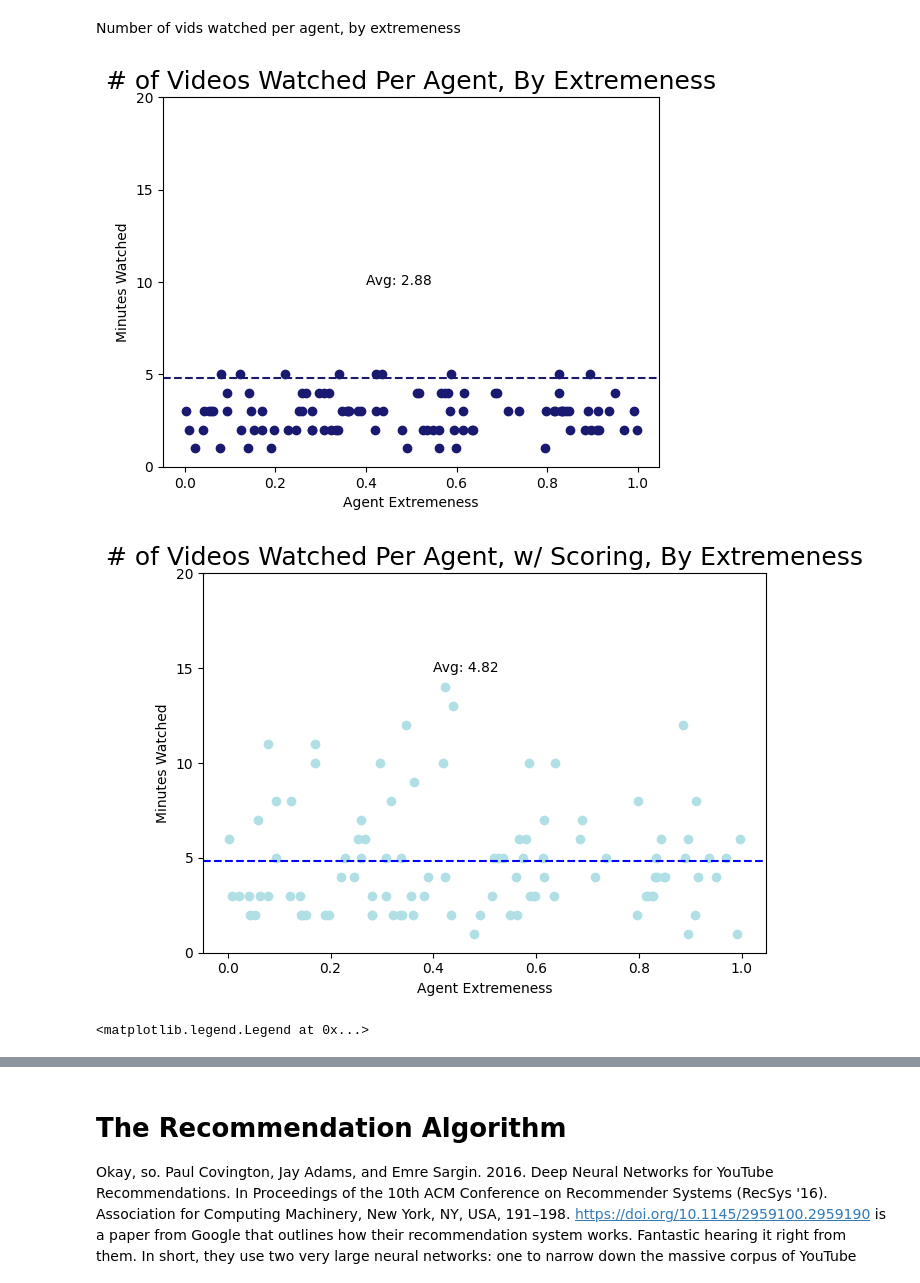
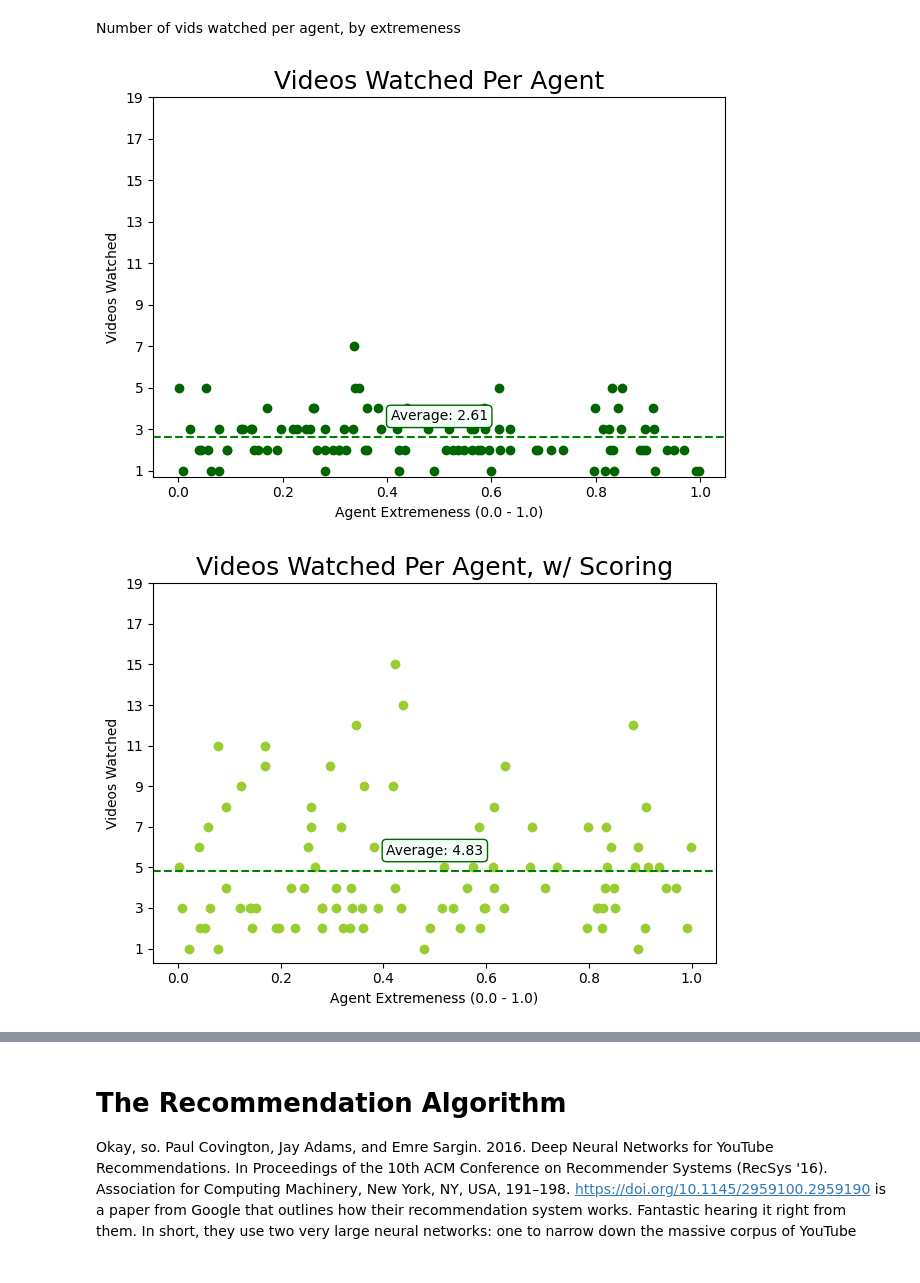
Before and after one commit to snyder-research-group/tools-of-justice, a Jupyter notebook: youtube simulation/experimenting_copy_simulation_notebook.ipynb, the cells around one changed output, grey strips where cells are left out. Saved outputs shown, nothing was run; the diff lists cells and outputs as text; code cells hidden in the pictures.

Commit message:
Lots of graph cleanup for meeting prep

```diff
--- a/youtube simulation/experimenting_copy_simulation_notebook.ipynb
+++ b/youtube simulation/experimenting_copy_simulation_notebook.ipynb
@@ -5416,99 +5492,41 @@ plt.yticks(numpy.arange(0, 10, 0.5))
 sns.regplot(x = x4, y = y4, lowess=True, scatter = False, label = "None", line_kws={"color": "darkgreen"})
 sns.regplot(x = x_score4, y = y_score4, lowess=True, scatter = False, label = "Score", line_kws={"color": "yellowgreen"})
 plt.text(0.5, 4.5, "Score Average: " + str(numpy.nanmean(y_score4)), size=10, rotation=0.,
         ha="center", va="center",
         bbox=dict(boxstyle="round",
                 ec='yellowgreen',   # edge color: rbg values
                 fc='mintcream',   # fill color: rbg values
                 )
         )
 
 plt.text(0.5, 2.7, "Average: " + str(numpy.nanmean(y4)), size=10, rotation=0.,
          ha="center", va="center",
          bbox=dict(boxstyle="round",
                    ec='darkgreen',   # edge color: rbg values
                    fc='mintcream',   # fill color: rbg values
                    )
          )
 
 plt.legend(labels=['No system', 'Scoring system'])
 plt.xlabel("Agent's Extremeness")
 plt.ylabel('Number of Videos Watched')
 # ax = plt.gca()
 # leg = ax.get_legend()
 # leg.legendHandles[0].set_color('darkgreen')
 # leg.legendHandles[1].set_color('yellowgreen')
 plt.show()
 plt.close()
 
 
-
-# Let's graph each agent with how many videos they watched per day.
-# x axis = agents (0-99), y axis = videos watched per agent
-
-plt.scatter(x4,y4, color = 'darkgreen') # A bar chart
-plt.title('Videos Watched Per Agent', fontsize = 18)
-plt.xlabel('Agents (0 - ' + str(NUM_AGENTS-1) + ')')
-plt.ylabel('Videos Watched')
-plt.axhline(numpy.nanmean(y4), linestyle = '--', color = 'green')
-
-# defining display layout
-plt.tight_layout()
-
-# Sets y-axis range from min in the array to 20, with intervals of 2
-plt.yticks(numpy.arange(min(y4), 20, 2))
-
-
-plt.text(50, numpy.nanmean(y4) + 1, "Average: " + str(numpy.nanmean(y4)), size=10, rotation=0.,
-         ha="center", va="center",
-         bbox=dict(boxstyle="round",
-                   ec='darkgreen',   # edge color: rbg values
-                   fc='mintcream',   # fill color: rbg values
-                   )
-         )
-
-plt.show()
-plt.close()
-
-
-
-if(SCORE_SYSTEM_TOGGLE):
-
-    plt.scatter(x_score4,y_score4, color = 'yellowgreen') # A bar chart
-    plt.title('Videos Watched Per Agent, w/ Scoring', fontsize = 18)
-    plt.xlabel('Agents (0 - ' + str(NUM_AGENTS-1) + ')')
-    plt.ylabel('Videos Watched')
-    plt.axhline(numpy.nanmean(y_score4), linestyle = '--', color = 'green')
-
-    # defining display layout
-    plt.tight_layout()
-
-    # Sets y-axis range from min in the array to 20, with intervals of 2
-    plt.yticks(numpy.arange(min(y_score4), 20, 2))
-
-    plt.text(50, numpy.nanmean(y_score4) + 1, "Average: " + str(numpy.nanmean(y_score4)), size=10, rotation=0.,
-            ha="center", va="center",
-            bbox=dict(boxstyle="round",
-                    ec='darkgreen',   # edge color: rbg values
-                    fc='mintcream',   # fill color: rbg values
-                    )
-            )
-
-    plt.show()
-    plt.close()
-
-
-
-plt.title('# of Videos Watched Per Agent', fontsize = 18)
-sns.regplot(x = x4, y = y4, lowess=True, scatter = False, label = "None", line_kws={"color": "midnightblue"})
-sns.regplot(x = x_score4, y = y_score4, lowess=True, scatter = False, label = "Score", line_kws={"color": "powderblue"})
-ax = plt.gca()
-# leg = ax.get_legend()
-# leg.legendHandles[0].set_color('darkgreen')
-# leg.legendHandles[1].set_color('yellowgreen')
-plt.show()
-plt.close()
+# plt.title('# of Videos Watched Per Agent', fontsize = 18)
+# sns.regplot(x = x4, y = y4, lowess=True, scatter = False, label = "None", line_kws={"color": "midnightblue"})
+# sns.regplot(x = x_score4, y = y_score4, lowess=True, scatter = False, label = "Score", line_kws={"color": "powderblue"})
+# ax = plt.gca()
+# # leg = ax.get_legend()
+# # leg.legendHandles[0].set_color('darkgreen')
+# # leg.legendHandles[1].set_color('yellowgreen')
+# plt.show()
+# plt.close()
 # %% [output]
-[figure, old version]
+[figure, new version]
-[figure, old version]
+[figure, new version]
-<matplotlib.legend.Legend at 0x...>
```
Also changed, not shown: parts of 34 cells of this notebook, 1 other file.
